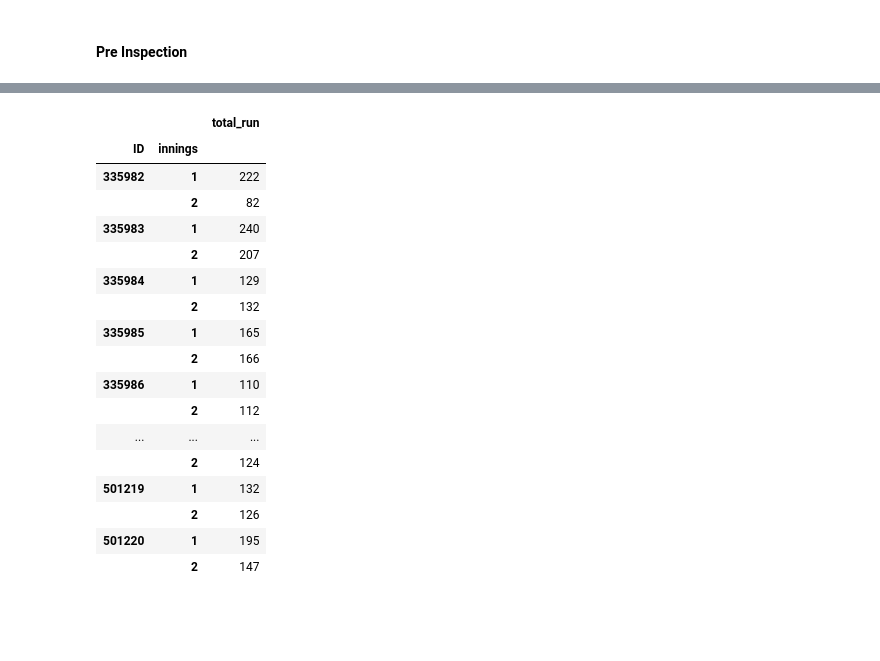
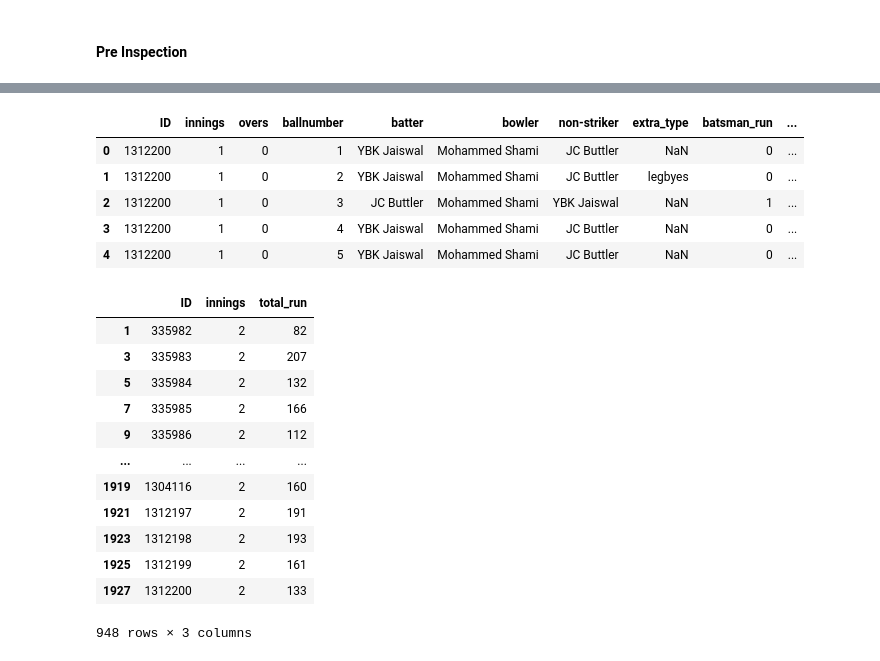
Before and after one commit to bainskarman/projects, a Jupyter notebook: IPL Winner Prediction/notebook.ipynb, the cells around one changed output, grey strips where cells are left out. Drawn from its saved outputs; the diff is of its cells as text; code cells hidden in the pictures; blank space fills up the shorter version.

```diff
--- a/IPL Winner Prediction/notebook.ipynb
+++ b/IPL Winner Prediction/notebook.ipynb
@@ -172,21 +24,11 @@ No duplicate rows found.
+# %%
+deliveries.head()
+# %% [output]
+|  | ID | innings | overs | ballnumber | batter | bowler | non-striker | extra_type | batsman_run | ... |
+| 0 | 1312200 | 1 | 0 | 1 | YBK Jaiswal | Mohammed Shami | JC Buttler | NaN | 0 | ... |
+| 1 | 1312200 | 1 | 0 | 2 | YBK Jaiswal | Mohammed Shami | JC Buttler | legbyes | 0 | ... |
+| 2 | 1312200 | 1 | 0 | 3 | JC Buttler | Mohammed Shami | YBK Jaiswal | NaN | 1 | ... |
+| 3 | 1312200 | 1 | 0 | 4 | YBK Jaiswal | Mohammed Shami | JC Buttler | NaN | 0 | ... |
+| 4 | 1312200 | 1 | 0 | 5 | YBK Jaiswal | Mohammed Shami | JC Buttler | NaN | 0 | ... |
 # %%
-pd.DataFrame(deliveries.groupby(['ID','innings']).sum()['total_run'])
+total_score_df= deliveries.groupby(['ID','innings']).sum()['total_run'].reset_index()
-# %% [output]
-|  |  | total_run |
-| ID | innings |  |
-| 335982 | 1 | 222 |
-|  | 2 | 82 |
-| 335983 | 1 | 240 |
-|  | 2 | 207 |
-| 335984 | 1 | 129 |
-|  | 2 | 132 |
-| 335985 | 1 | 165 |
-|  | 2 | 166 |
-| 335986 | 1 | 110 |
-|  | 2 | 112 |
-| ... | ... | ... |
-|  | 2 | 124 |
-| 501219 | 1 | 132 |
-|  | 2 | 126 |
-| 501220 | 1 | 195 |
-|  | 2 | 147 |
@@ -192,0 +38,16 @@ pd.DataFrame(deliveries.groupby(['ID','innings']).sum()['total_run'])
+# %%
+team2_score_df
+# %% [output]
+|  | ID | innings | total_run |
+| 1 | 335982 | 2 | 82 |
+| 3 | 335983 | 2 | 207 |
+| 5 | 335984 | 2 | 132 |
+| 7 | 335985 | 2 | 166 |
+| 9 | 335986 | 2 | 112 |
+| ... | ... | ... | ... |
+| 1919 | 1304116 | 2 | 160 |
+| 1921 | 1312197 | 2 | 191 |
+| 1923 | 1312198 | 2 | 193 |
+| 1925 | 1312199 | 2 | 161 |
+| 1927 | 1312200 | 2 | 133 |
+948 rows × 3 columns
```
Also changed, not shown: parts of 15 cells of this notebook.
